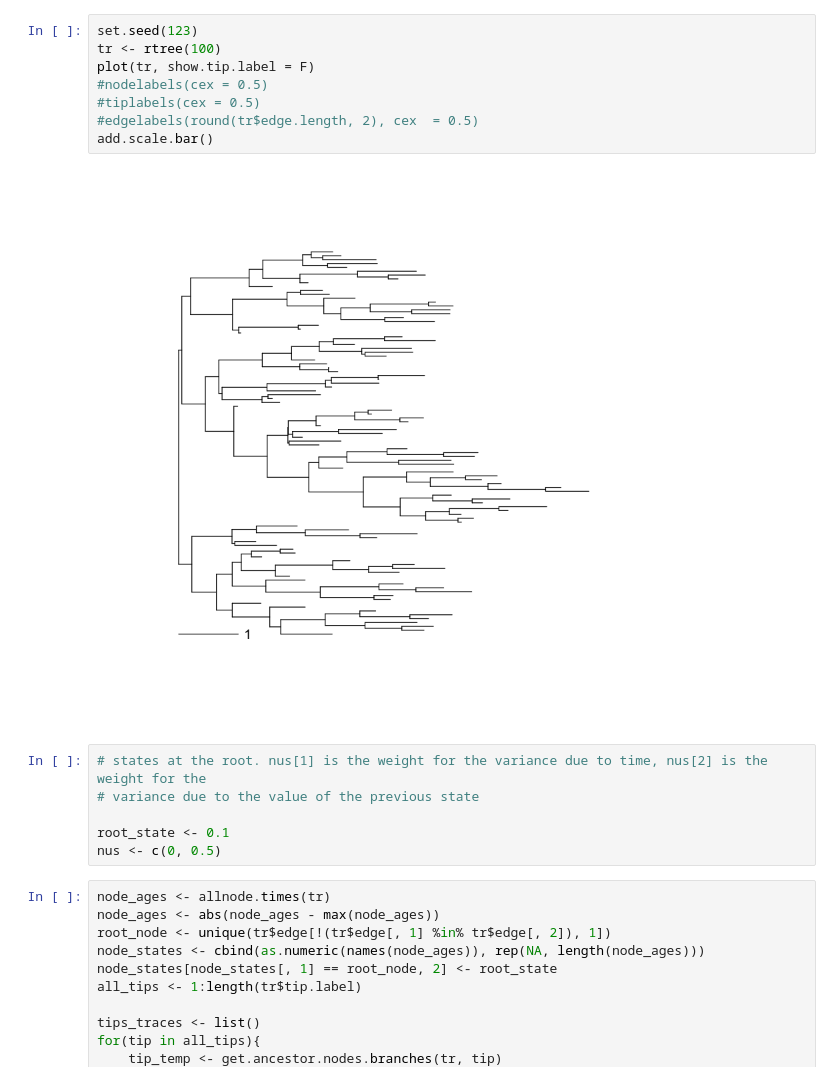
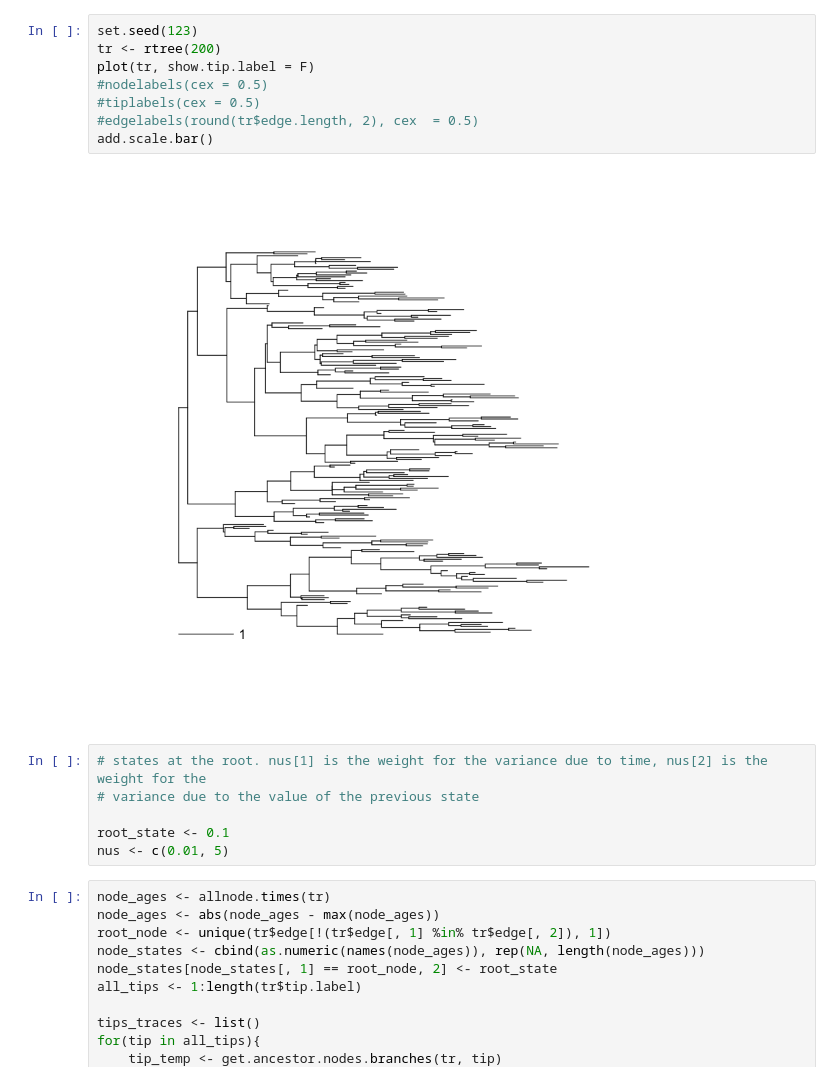
Before and after one commit to sebastianduchene/bacterial_rates_notebooks, a Jupyter notebook: simulate_IS_paths.ipynb, the cells around one changed output. Cells and saved outputs as stored; diff of their text form.

```diff
--- a/simulate_IS_paths.ipynb
+++ b/simulate_IS_paths.ipynb
@@ -7,19 +3,19 @@ Warning message:
 # %%
 set.seed(123)
-tr <- rtree(100)
+tr <- rtree(200)
 plot(tr, show.tip.label = F)
 #nodelabels(cex = 0.5)
 #tiplabels(cex = 0.5)
 #edgelabels(round(tr$edge.length, 2), cex  = 0.5)
 add.scale.bar()
 # %% [output]
-[figure, old version]
+[figure, new version]
 # %%
 # states at the root. nus[1] is the weight for the variance due to time, nus[2] is the weight for the
 # variance due to the value of the previous state
 
 root_state <- 0.1
-nus <- c(0, 0.5)
+nus <- c(0.01, 5)
 # %%
 node_ages <- allnode.times(tr)
 node_ages <- abs(node_ages - max(node_ages))
```
Also changed, not shown: parts of 4 cells of this notebook.
